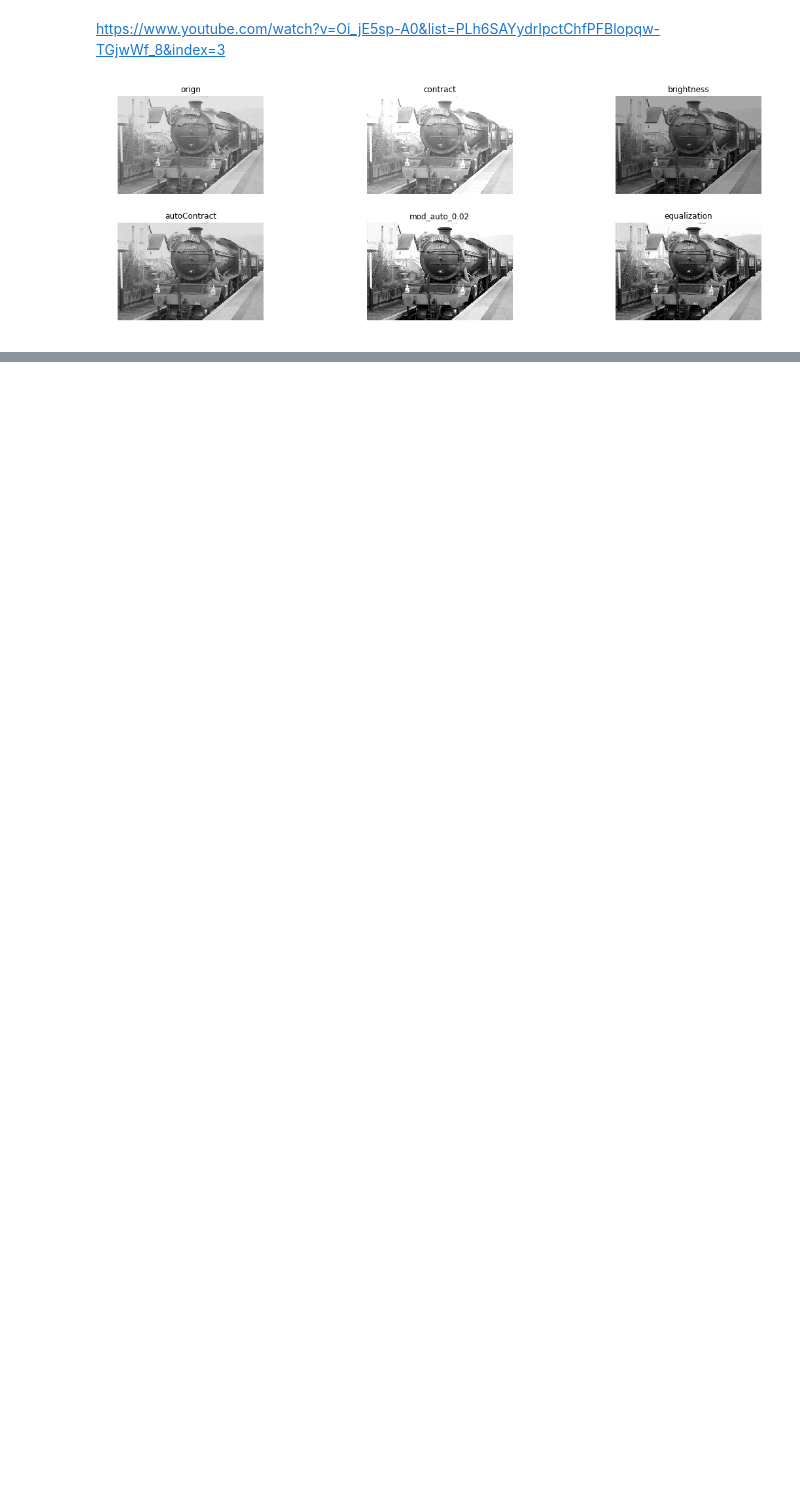
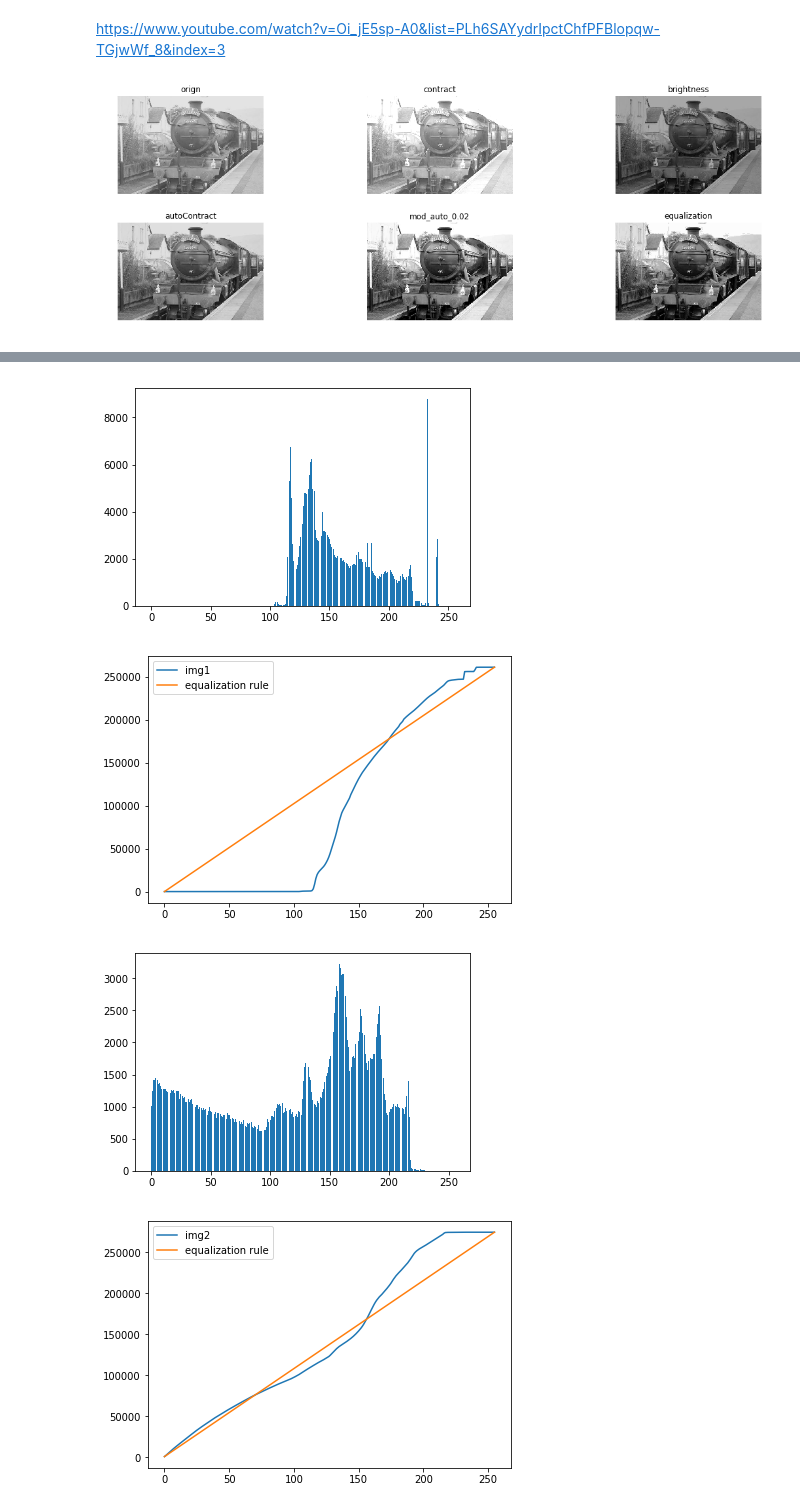
Before and after one commit to mckjzhangxk/deepAI, a Jupyter notebook: daily/8/mysite/ImageProcess.ipynb, the cells around one changed output, grey strips where cells are left out. Drawn from its saved outputs; the diff is of its cells as text; code cells hidden in the pictures; blank space fills up the shorter version.

```diff
--- a/daily/8/mysite/ImageProcess.ipynb
+++ b/daily/8/mysite/ImageProcess.ipynb
@@ -165,0 +169,10 @@ drawHistogram(equalization(MyImage))
+# %%
+img1=cv2.imread('precessing/img1.jpg',cv2.IMREAD_GRAYSCALE)
+drawHistogram(img1,'img1')
+img2=cv2.imread('precessing/cat.jpg',cv2.IMREAD_GRAYSCALE)
+drawHistogram(img2,'img2')
+# %% [output]
+[figure, added]
+[figure, added]
+[figure, added]
+[figure, added]
```
Also changed, not shown: parts of 19 cells of this notebook, 17 other files.
